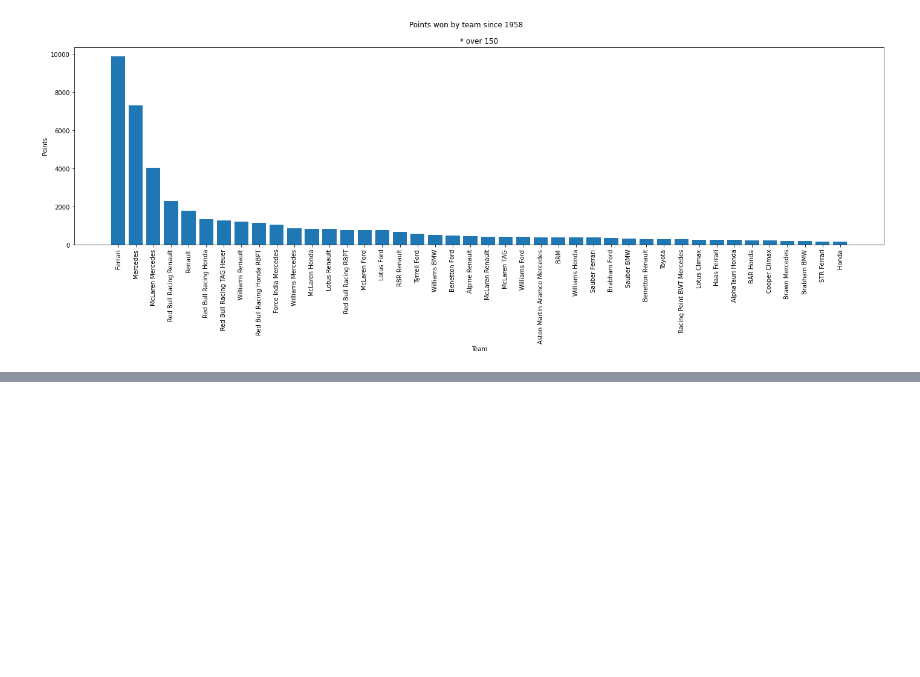
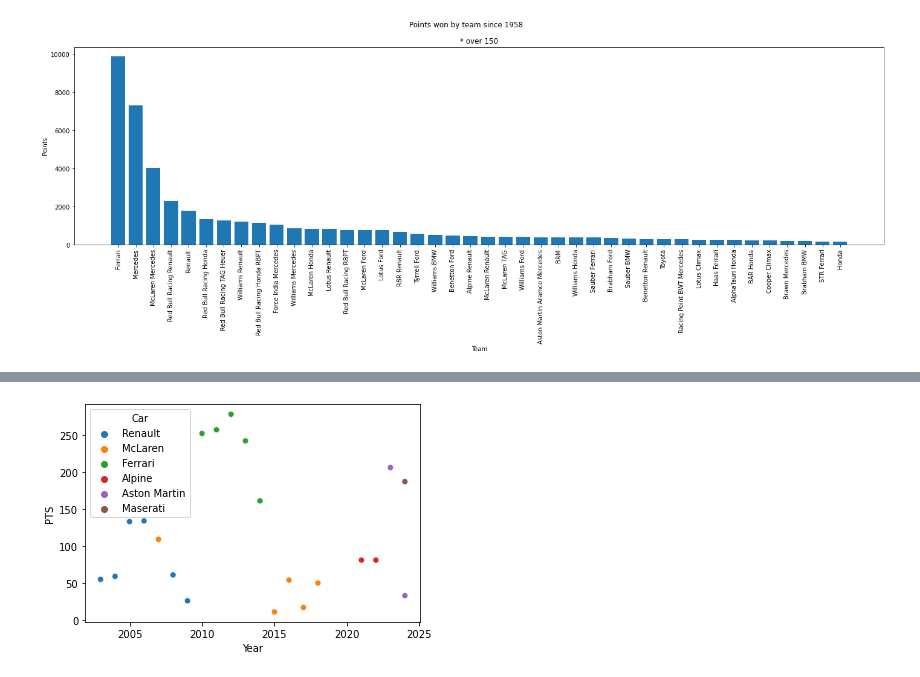
Before and after one commit to patriciamromero/f1_viz, a Jupyter notebook: F1_viz.ipynb, the cells around one changed output, grey strips where cells are left out. Cells and saved outputs as stored; diff of their text form; code cells hidden in the pictures; blank space fills up the shorter version.

```diff
--- a/F1_viz.ipynb
+++ b/F1_viz.ipynb
@@ -522,0 +526,4 @@ plt.show()
+# %%
+
+df_alonso["PTS"] = df_alonso["PTS"].astype(int)
+df_alonso["year"] = df_alonso["year"].astype(int)
@@ -522,0 +552,2 @@ plt.show()
+# %%
+df_alonso = df_alonso.rename(columns= {"year": "Year"})
@@ -522,0 +574,5 @@ plt.show()
+# %%
+sns.scatterplot(data = df_alonso, x = "Year", y = "PTS", hue = "Car")
+plt.show()
+# %% [output]
+[figure, added]
```
Also changed, not shown: parts of 9 cells of this notebook, 1 other file.
